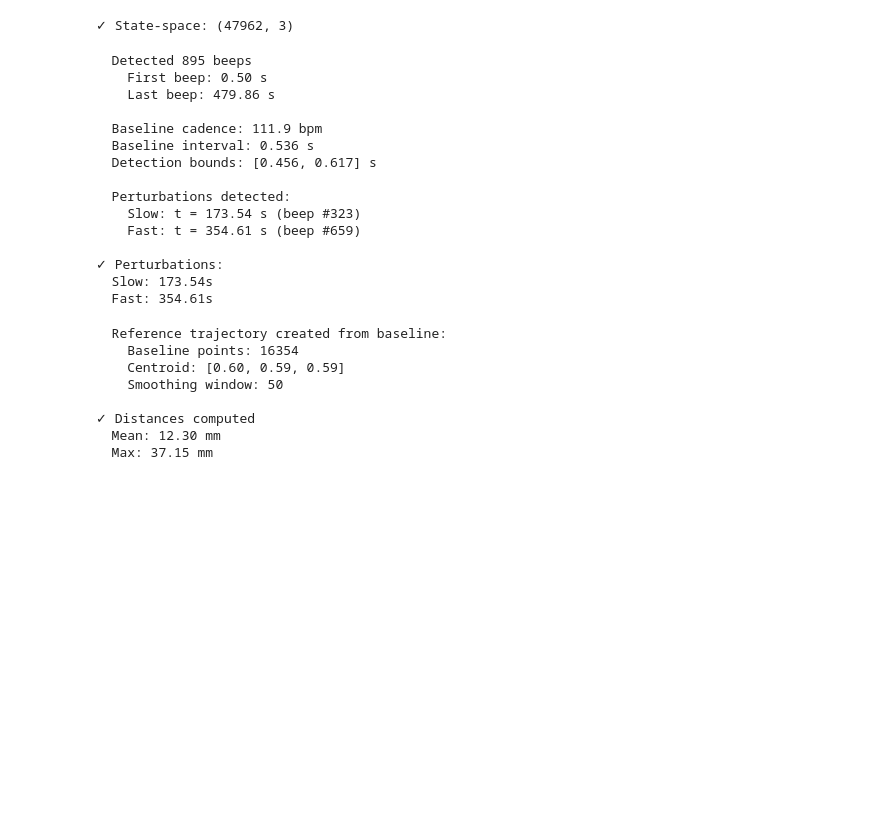
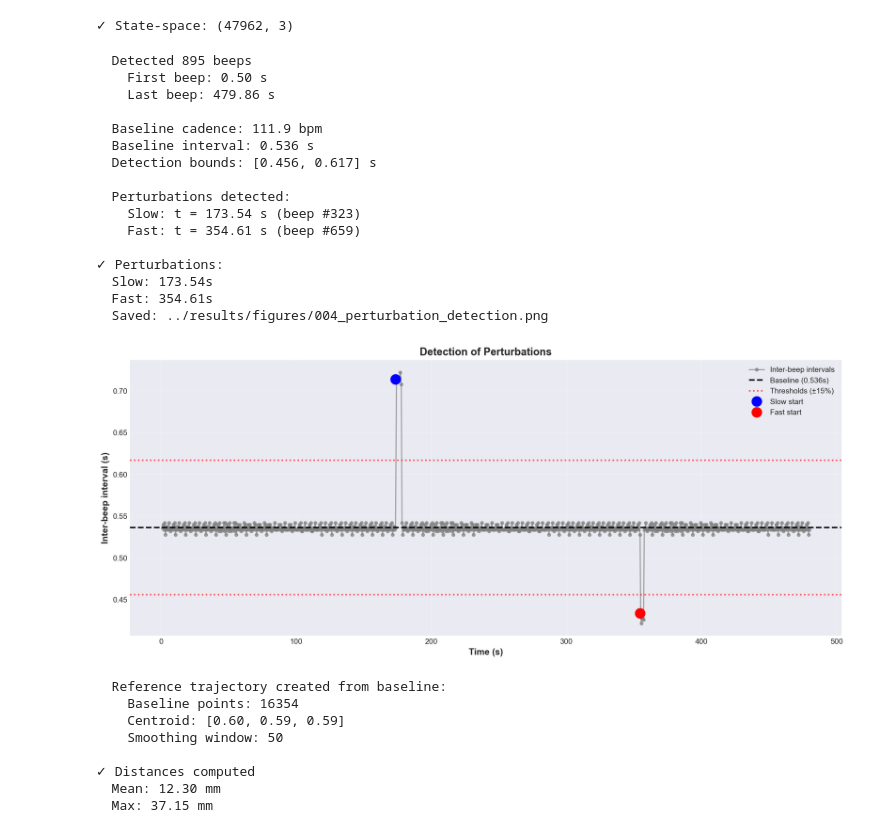
Before and after one commit to VictorSal0student/resilience-postural-salvat-victor, a Jupyter notebook: notebooks/01_single_participant.ipynb, the cells around one changed output. Cells and saved outputs as stored; diff of their text form; code cells hidden in the pictures; blank space fills up the shorter version.

Commit message:
Update notebooks: simplify figure generation, remove phase_space export, add perturbation detection plot, reflect dim 4→5

```diff
--- a/notebooks/01_single_participant.ipynb
+++ b/notebooks/01_single_participant.ipynb
@@ -92,26 +92,38 @@ print(f"\n✓ State-space: {state_space.shape}")
 # %%
 beep_times, _ = detect_beeps(data['analog']['value'], fs=data['analog']['fs'])
 perturbations = detect_perturbations(beep_times)
 
 print(f"\n✓ Perturbations:")
 print(f"  Slow: {perturbations['slow_time']:.2f}s")
 print(f"  Fast: {perturbations['fast_time']:.2f}s")
+
+# Visualize perturbation detection
+from perturbation_detection import plot_perturbation_detection
+
+fig_pert = plot_perturbation_detection(
+    beep_times,
+    perturbations,
+    save_path='../results/figures/004_perturbation_detection.png'
+)
+plt.show()
 # %% [output]
   Detected 895 beeps
     First beep: 0.50 s
     Last beep: 479.86 s
 
   Baseline cadence: 111.9 bpm
   Baseline interval: 0.536 s
   Detection bounds: [0.456, 0.617] s
 
   Perturbations detected:
     Slow: t = 173.54 s (beep #323)
     Fast: t = 354.61 s (beep #659)
 
 ✓ Perturbations:
   Slow: 173.54s
   Fast: 354.61s
+  Saved: ../results/figures/004_perturbation_detection.png
+[figure, added]
 # %%
 if not np.isnan(perturbations['slow_time']) and not np.isnan(perturbations['fast_time']):
     baseline_end_time = min(perturbations['slow_time'], perturbations['fast_time']) - 10
```
Also changed, not shown: parts of 5 cells of this notebook, 1 other file.
